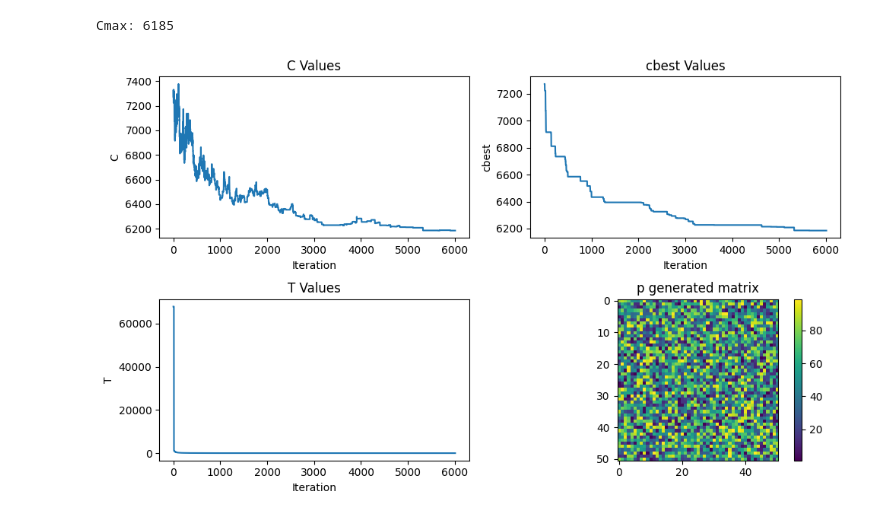
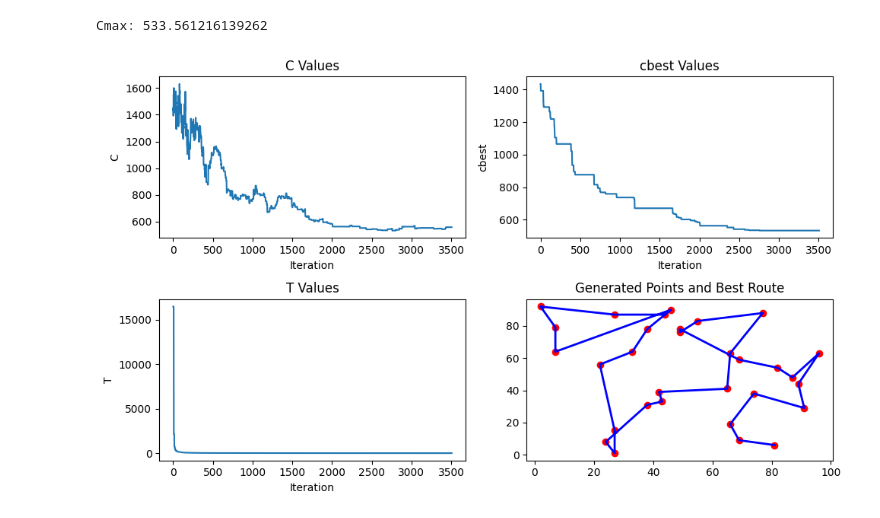
Before and after one commit to jakubdaron/MTR_optymalizacja, a Jupyter notebook: Optymalizacja_wyżarzanie.ipynb, the cells around one changed output. Cells and saved outputs as stored; diff of their text form; code cells hidden in the pictures.

```diff
--- a/Optymalizacja_wyżarzanie.ipynb
+++ b/Optymalizacja_wyżarzanie.ipynb
@@ -5,11 +5,6 @@ import random
 import math
 import matplotlib.pyplot as plt
 import numpy as np
-
-def maximum(x, y):
-    if x > y:
-        return x
-    return y
 
 def swap(a, b):
     # Zamiana miejscami dwóch elementów
@@ -24,6 +19,7 @@ def rand_pi(n):
 
     return pi
 
+'''
 def Cmax(n, p, pi):
     C = [[0 for _ in range(n + 1)] for _ in range(n + 1)]
 
@@ -36,7 +32,20 @@ def Cmax(n, p, pi):
         for j in range(2, n + 1):
             C[i][j] = maximum(C[i][j - 1], C[i - 1][j]) + p[i][pi[j - 1]]
 
-    return C[n][n]
+    return C[n][n]'''
+
+def Cmax(n, p, pi):
+    road = 0
+
+    for j in range(n-1):
+        delta_point_X = p[pi[j]][0] - p[pi[j+1]][0]
+        delta_point_Y = p[pi[j]][1] - p[pi[j+1]][1]
+        road += math.sqrt(delta_point_X**2 + delta_point_Y**2)
+    #print(road)
+    delta_point_X = p[0][0] - p[pi[n-1]][0]
+    delta_point_Y = p[0][1] - p[pi[n-1]][1]
+    road += math.sqrt(delta_point_X**2 + delta_point_Y**2)
+    return road
 
 def sa(n, p, pi, cbest, pibest, results):
     iter = 0
@@ -110,7 +119,11 @@ def sa(n, p, pi, cbest, pibest, results):
     return 0
 
 def generate(n):
-    return [[random.randint(1, 99) for _ in range(n+1)] for _ in range(n+1)]
+    p = []
+    for i in range(n+1):
+        p.append([random.randint(1, 99), random.randint(1, 99)])
+
+    return p
 
 def plot_results(results):
     iterations = list(range(len(results)))
@@ -136,37 +149,40 @@ def plot_results(results):
     plt.subplot(2, 2, 2)
     plt.plot(iterations, cbest_values, label='cbest')
     plt.title('cbest Values')
     plt.xlabel('Iteration')
     plt.ylabel('cbest')
 
     plt.subplot(2, 2, 3)
     plt.plot(iterations, t_values, label='T')
     plt.title('T Values')
     plt.xlabel('Iteration')
     plt.ylabel('T')
 
     plt.subplot(2, 2, 4)
+    #pibest += pibest
+    #p_closed = p + p[0]
     matrix_data = np.array(p)
-    plt.imshow(matrix_data, cmap='viridis')
-    plt.title('p generated matrix')
-    plt.colorbar()
+    plt.scatter(matrix_data[:, 0], matrix_data[:, 1], c='red', marker='o', label='Generated Points')
+    plt.plot(matrix_data[pibest, 0], matrix_data[pibest, 1], c='blue', linestyle='-', linewidth=2, label='Best Route')
+    plt.title('Generated Points and Best Route')
 
     plt.tight_layout()
     plt.show()
 
 if __name__ == "__main__":
-    n = 50
-    C = [[0 for _ in range(n+1)] for _ in range(n+1)]
+    n = 30
+    #C = [[0 for _ in range(n+1)] for _ in range(n+1)]
     pibest = [0 for _ in range(n+1)]
     pi = [0 for _ in range(n+1)]
+    p = [0]
 
     results = []
     p = generate(n)
     cbest = [0]
 
     sa(n, p, pi, cbest, pibest, results)
     print("Cmax:", cbest[0])
     plot_results(results)
 # %% [output]
-Cmax: 6185
+Cmax: 533.561216139262
-[figure, old version]
+[figure, new version]
```
